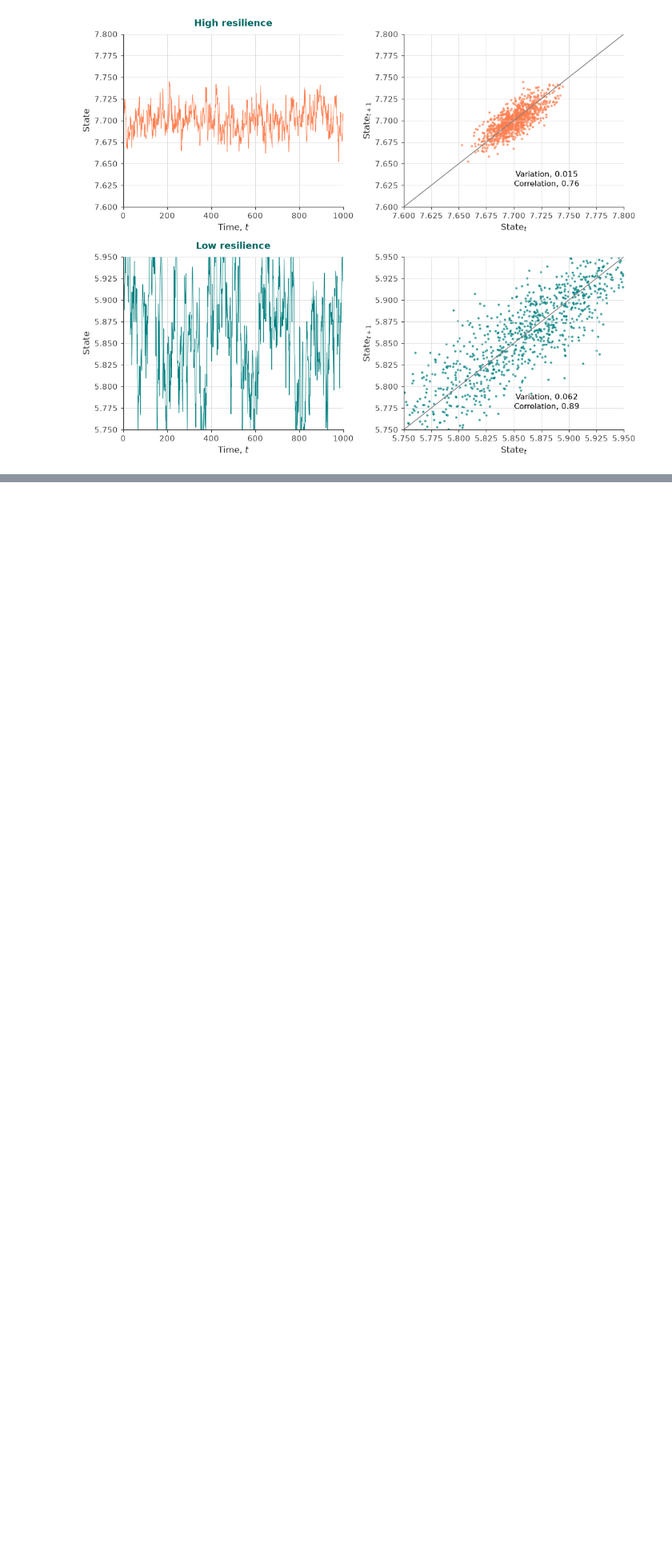
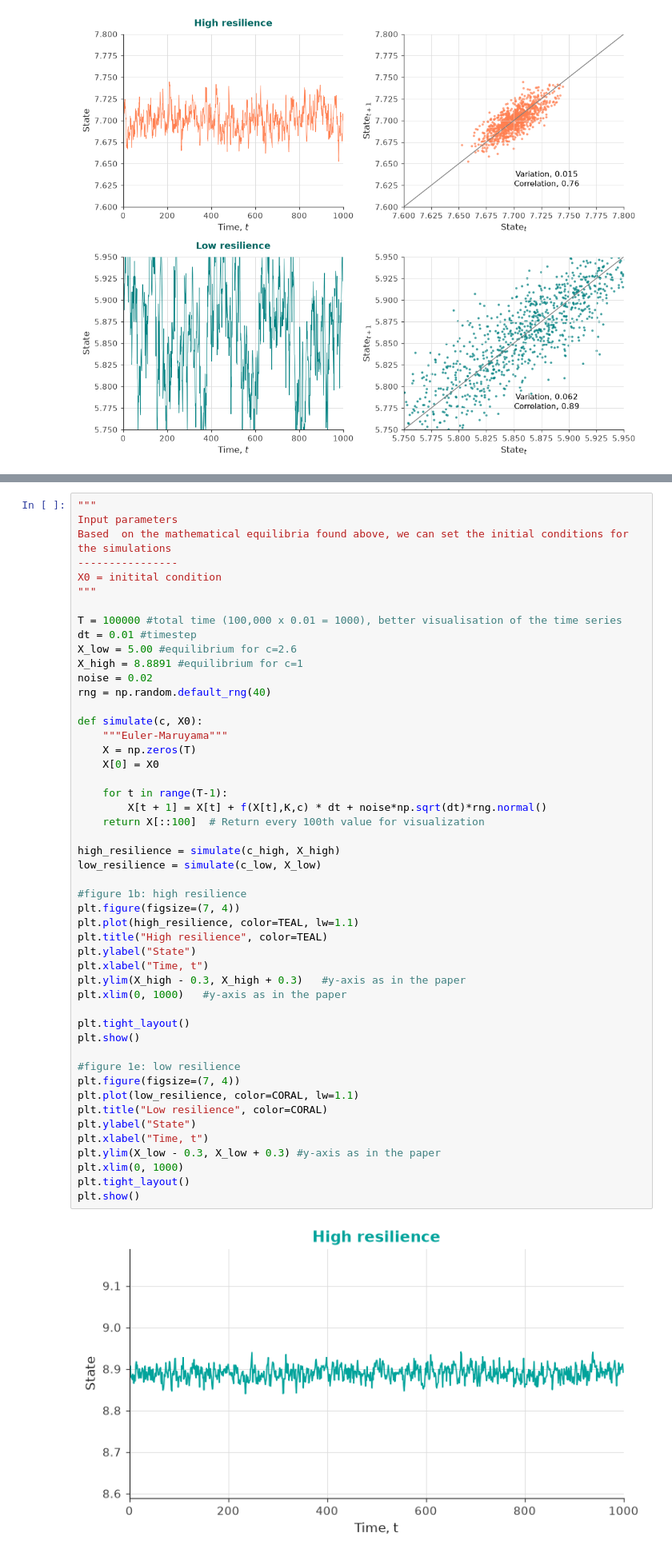
Before and after one commit to betsplie/CSassignment2, a Jupyter notebook: plots.ipynb, the cells around one changed output, grey strips where cells are left out. Shown at 80% size. Cells and saved outputs as stored; diff of their text form; blank space fills up the shorter version.

```diff
--- a/plots.ipynb
+++ b/plots.ipynb
@@ -223,0 +248,51 @@ plt.show()
+# %%
+"""
+Input parameters
+Based  on the mathematical equilibria found above, we can set the initial conditions for the simulations
+----------------
+X0 = initital condition
+"""
+
+T = 100000 #total time (100,000 x 0.01 = 1000), better visualisation of the time series
+dt = 0.01 #timestep
+X_low = 5.00 #equilibrium for c=2.6
+X_high = 8.8891 #equilibrium for c=1
+noise = 0.02
+rng = np.random.default_rng(40)
+
+def simulate(c, X0):
+    """Euler-Maruyama"""
+    X = np.zeros(T)
+    X[0] = X0
+
+    for t in range(T-1):
+        X[t + 1] = X[t] + f(X[t],K,c) * dt + noise*np.sqrt(dt)*rng.normal()
+    return X[::100]  # Return every 100th value for visualization
+
+high_resilience = simulate(c_high, X_high)
+low_resilience = simulate(c_low, X_low)
+
+#figure 1b: high resilience
+plt.figure(figsize=(7, 4))
+plt.plot(high_resilience, color=TEAL, lw=1.1)
+plt.title("High resilience", color=TEAL)
+plt.ylabel("State")
+plt.xlabel("Time, t")
+plt.ylim(X_high - 0.3, X_high + 0.3)   #y-axis as in the paper
+plt.xlim(0, 1000)   #y-axis as in the paper
+
+plt.tight_layout()
+plt.show()
+
+#figure 1e: low resilience
+plt.figure(figsize=(7, 4))
+plt.plot(low_resilience, color=CORAL, lw=1.1)
+plt.title("Low resilience", color=CORAL)
+plt.ylabel("State")
+plt.xlabel("Time, t")
+plt.ylim(X_low - 0.3, X_low + 0.3) #y-axis as in the paper
+plt.xlim(0, 1000)
+plt.tight_layout()
+plt.show()
+# %% [output]
+[figure, added]
```
Also changed, not shown: parts of 5 cells of this notebook.
